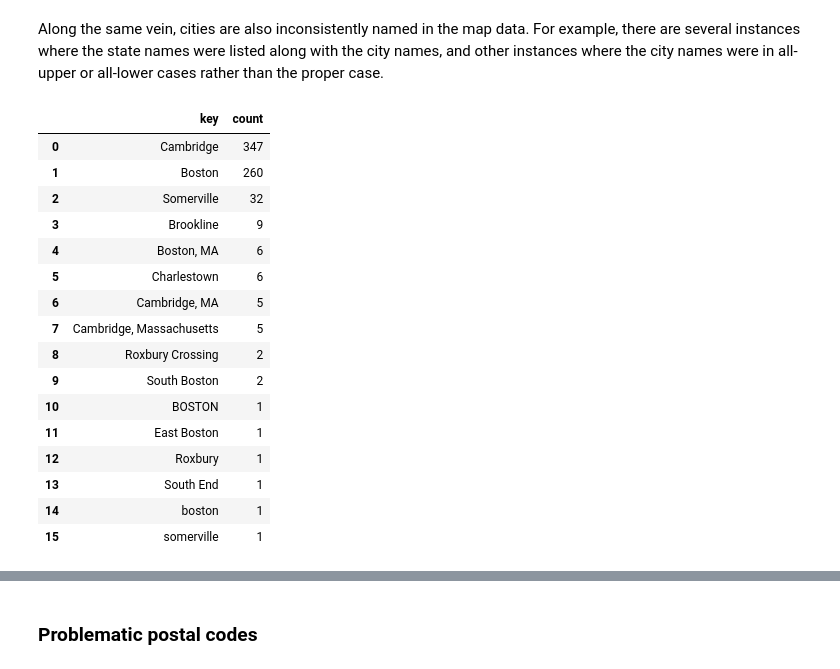
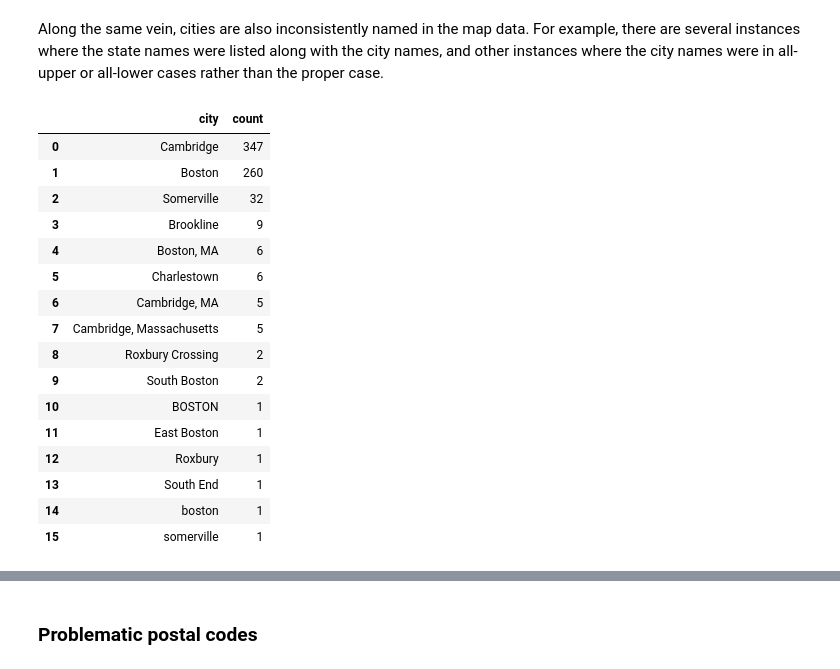
Before and after one commit to nyjgary/udacity_nanodegree, a Jupyter notebook: OSM - Data Wrangling/OSM_Boston.ipynb, the cells around one changed output, grey strips where cells are left out. Cells and saved outputs as stored; diff of their text form; code cells hidden in the pictures.

```diff
--- a/OSM - Data Wrangling/OSM_Boston.ipynb
+++ b/OSM - Data Wrangling/OSM_Boston.ipynb
@@ -136,15 +131,15 @@ Along the same vein, cities are also inconsistently named in the map data. For e
 # %%
 QUERY = """
         SELECT value, COUNT(*)
         FROM (SELECT * FROM way_tags UNION ALL SELECT * FROM node_tags) t
         WHERE type = 'addr' AND key = 'city'
         GROUP BY value ORDER BY COUNT(*) DESC
         """
 c.execute(QUERY)
 rows = c.fetchall()
-pd.DataFrame(rows, columns=['key', 'count'])
+pd.DataFrame(rows, columns=['city', 'count'])
 # %% [output]
-|  | key | count |
+|  | city | count |
 | 0 | Cambridge | 347 |
 | 1 | Boston | 260 |
 | 2 | Somerville | 32 |
```
Also changed, not shown: parts of 17 cells of this notebook.
